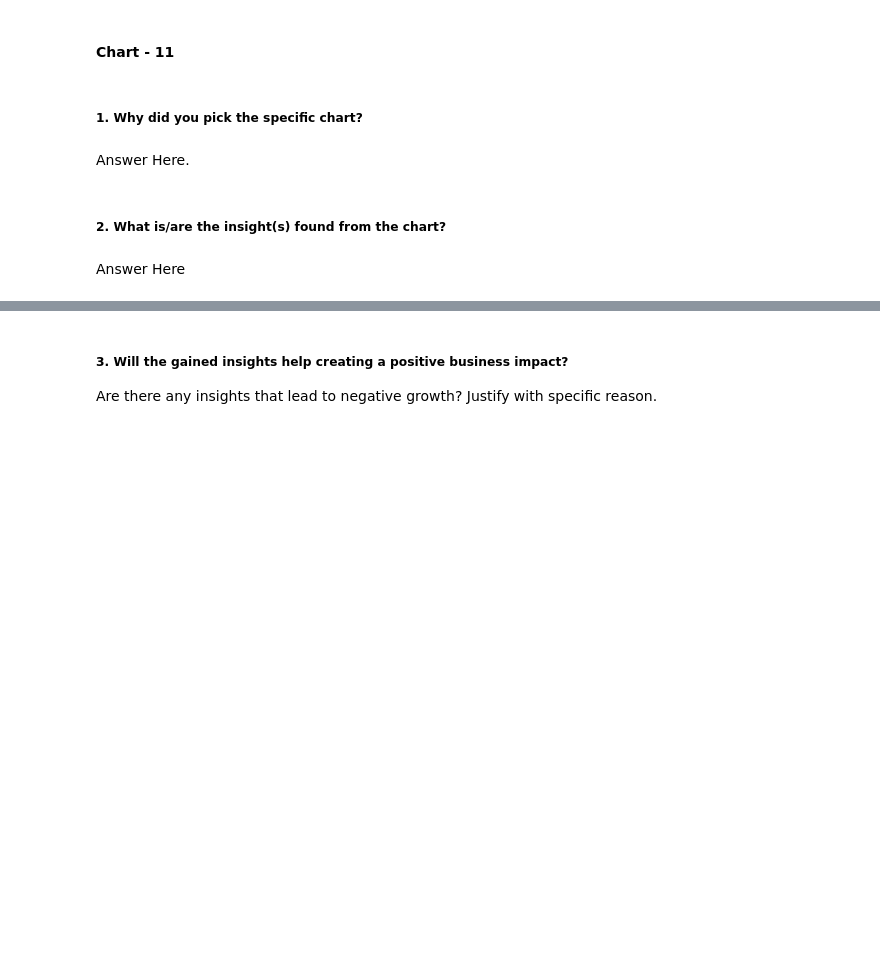
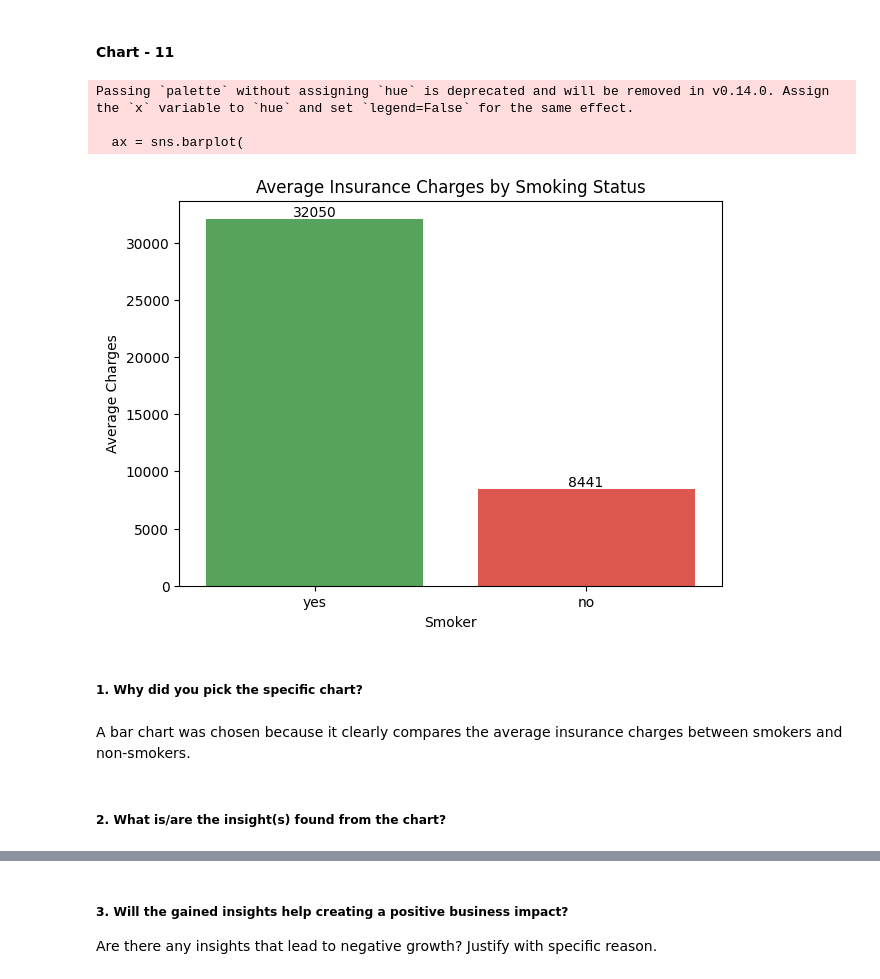
Before and after one commit to GEE2007/Medical-Insurance-Cost-Prediction, a Jupyter notebook: Medical_Insurance_Cost_Prediction.ipynb, the cells around one changed output, grey strips where cells are left out. Cells and saved outputs as stored; diff of their text form; code cells hidden in the pictures; blank space fills up the shorter version.

```diff
--- a/Medical_Insurance_Cost_Prediction.ipynb
+++ b/Medical_Insurance_Cost_Prediction.ipynb
@@ -732,8 +810,35 @@ Answer Here
+# %%
+# Chart - 11 visualization code
+plt.figure(figsize=(7,5))
+
+ax = sns.barplot(
+    x='smoker',
+    y='charges',
+    data=df,
+    estimator='mean',
+    palette=['#4CAF50','#F44336'],
+    errorbar=None
+)
+
+for p in ax.patches:
+    ax.annotate(f'{p.get_height():.0f}',
+                (p.get_x()+p.get_width()/2,p.get_height()),
+                ha='center',
+                va='bottom')
+
+plt.title("Average Insurance Charges by Smoking Status")
+plt.xlabel("Smoker")
+plt.ylabel("Average Charges")
+
+plt.show()
+# %% [output]
+Passing `palette` without assigning `hue` is deprecated and will be removed in v0.14.0. Assign the `x` variable to `hue` and set `legend=False` for the same effect.
+
+  ax = sns.barplot(
+[figure, added]
 # %% [markdown]
 ##### 1. Why did you pick the specific chart?
-# %% [markdown]
-Answer Here.
+# %% [markdown]
+A bar chart was chosen because it clearly compares the average insurance charges between smokers and non-smokers.
 # %% [markdown]
 ##### 2. What is/are the insight(s) found from the chart?
-# %% [markdown]
-Answer Here
```
Also changed, not shown: parts of 54 cells of this notebook.
